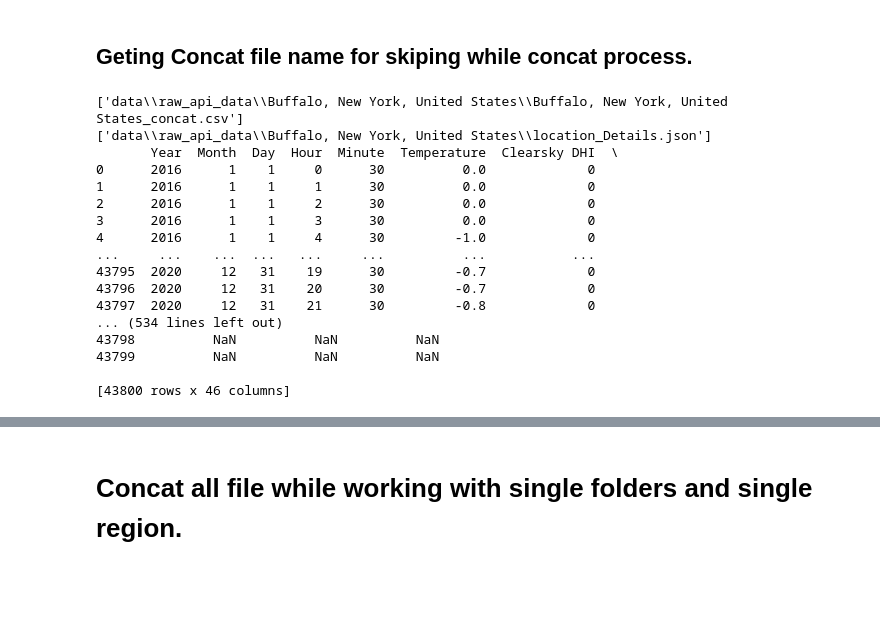
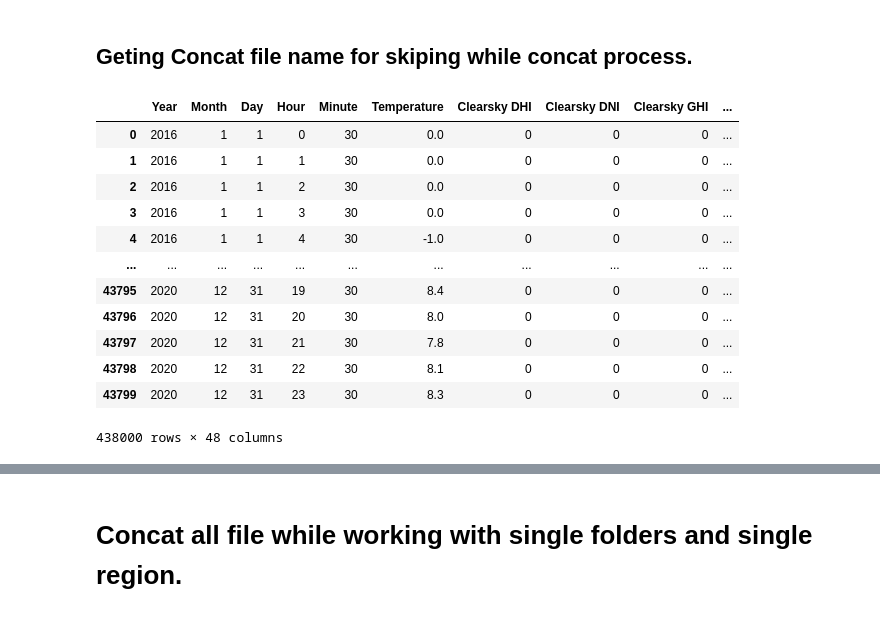
Before and after one commit to krupeshshah/670_Capstone_Project, a Jupyter notebook: src/Capstone_Solar_Radiation - Copy.ipynb, the cells around one changed output, grey strips where cells are left out. Drawn from its saved outputs; the diff is of its cells as text; code cells hidden in the pictures; blank space fills up the shorter version.

```diff
--- a/src/Capstone_Solar_Radiation - Copy.ipynb
+++ b/src/Capstone_Solar_Radiation - Copy.ipynb
@@ -126,6 +127,7 @@ def read_json(file_path):
     with open(file_path, "r") as f:
         return json.load(f)
 # %%
+concat_solar_frame = []
 for file in os.listdir(path):
     region_path = os.path.join(path, file)
     region_csv_concat_details = glob.glob(os.path.join(region_path,'*_concat.csv'))
@@ -135,23 +137,25 @@ for file in os.listdir(path):
     df_region = pd.read_csv(region_csv_concat_details[0])
     df_region['longitude'] = location_Details["Longitude"]
     df_region['latitude'] = location_Details["Latitude"]
-    df_region.to_csv('data/updated_data/final_all_regionF_csv.csv', index=False)
+    concat_solar_frame.append(df_region)
+
+concate_frame_details = pd.concat(concat_solar_frame)
+
+
 #region_csv_concat_details = glob.glob(os.path.join(region_path,'*_concat.csv'))
-# %% [output]
-['data\\raw_api_data\\Buffalo, New York, United States\\Buffalo, New York, United States_concat.csv']
-['data\\raw_api_data\\Buffalo, New York, United States\\location_Details.json']
-       Year  Month  Day  Hour  Minute  Temperature  Clearsky DHI  \
-0      2016      1    1     0      30          0.0             0
-1      2016      1    1     1      30          0.0             0
-2      2016      1    1     2      30          0.0             0
-3      2016      1    1     3      30          0.0             0
-4      2016      1    1     4      30         -1.0             0
-...     ...    ...  ...   ...     ...          ...           ...
-43795  2020     12   31    19      30         -0.7             0
-43796  2020     12   31    20      30         -0.7             0
-43797  2020     12   31    21      30         -0.8             0
-... (534 lines left out)
-43798          NaN          NaN          NaN
-43799          NaN          NaN          NaN
-
-[43800 rows x 46 columns]
+# %%
+concate_frame_details
+# %% [output]
+|  | Year | Month | Day | Hour | Minute | Temperature | Clearsky DHI | Clearsky DNI | Clearsky GHI | ... |
+| 0 | 2016 | 1 | 1 | 0 | 30 | 0.0 | 0 | 0 | 0 | ... |
+| 1 | 2016 | 1 | 1 | 1 | 30 | 0.0 | 0 | 0 | 0 | ... |
+| 2 | 2016 | 1 | 1 | 2 | 30 | 0.0 | 0 | 0 | 0 | ... |
+| 3 | 2016 | 1 | 1 | 3 | 30 | 0.0 | 0 | 0 | 0 | ... |
+| 4 | 2016 | 1 | 1 | 4 | 30 | -1.0 | 0 | 0 | 0 | ... |
+| ... | ... | ... | ... | ... | ... | ... | ... | ... | ... | ... |
+| 43795 | 2020 | 12 | 31 | 19 | 30 | 8.4 | 0 | 0 | 0 | ... |
+| 43796 | 2020 | 12 | 31 | 20 | 30 | 8.0 | 0 | 0 | 0 | ... |
+| 43797 | 2020 | 12 | 31 | 21 | 30 | 7.8 | 0 | 0 | 0 | ... |
+| 43798 | 2020 | 12 | 31 | 22 | 30 | 8.1 | 0 | 0 | 0 | ... |
+| 43799 | 2020 | 12 | 31 | 23 | 30 | 8.3 | 0 | 0 | 0 | ... |
+438000 rows × 48 columns
```
Also changed, not shown: parts of 8 cells of this notebook, 3 other files.
